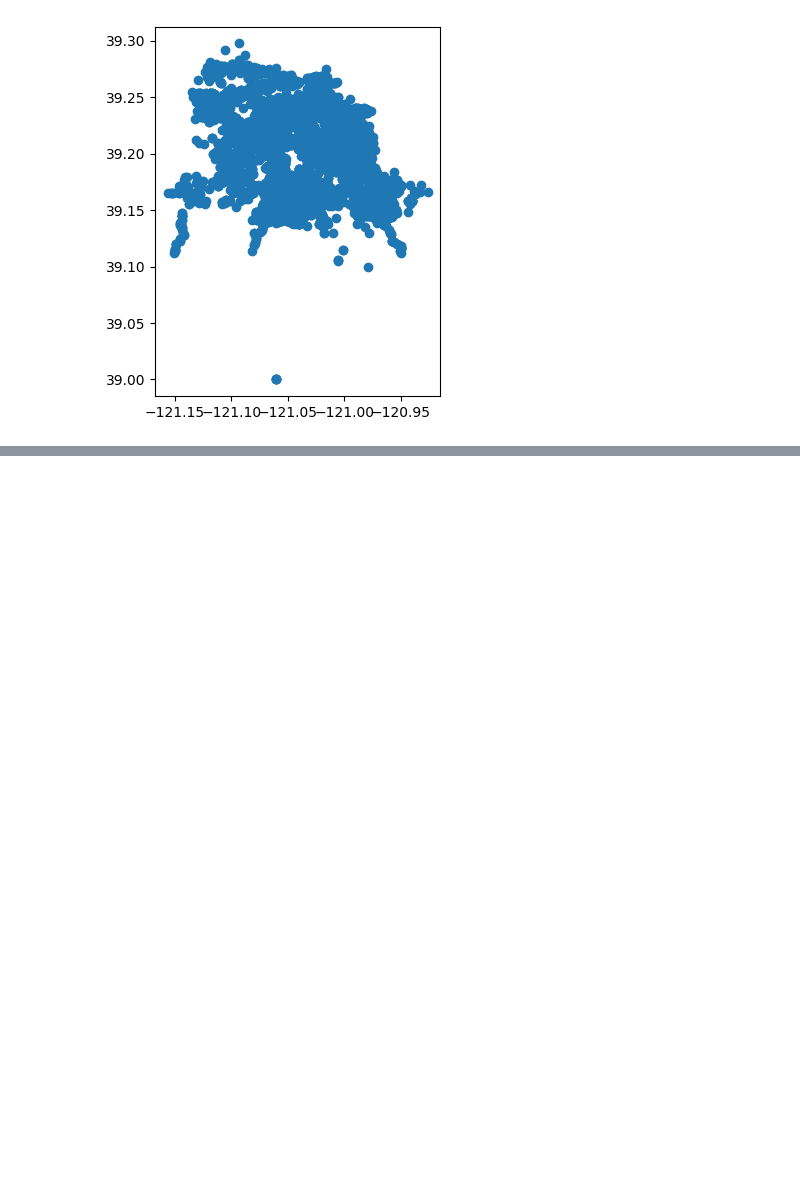
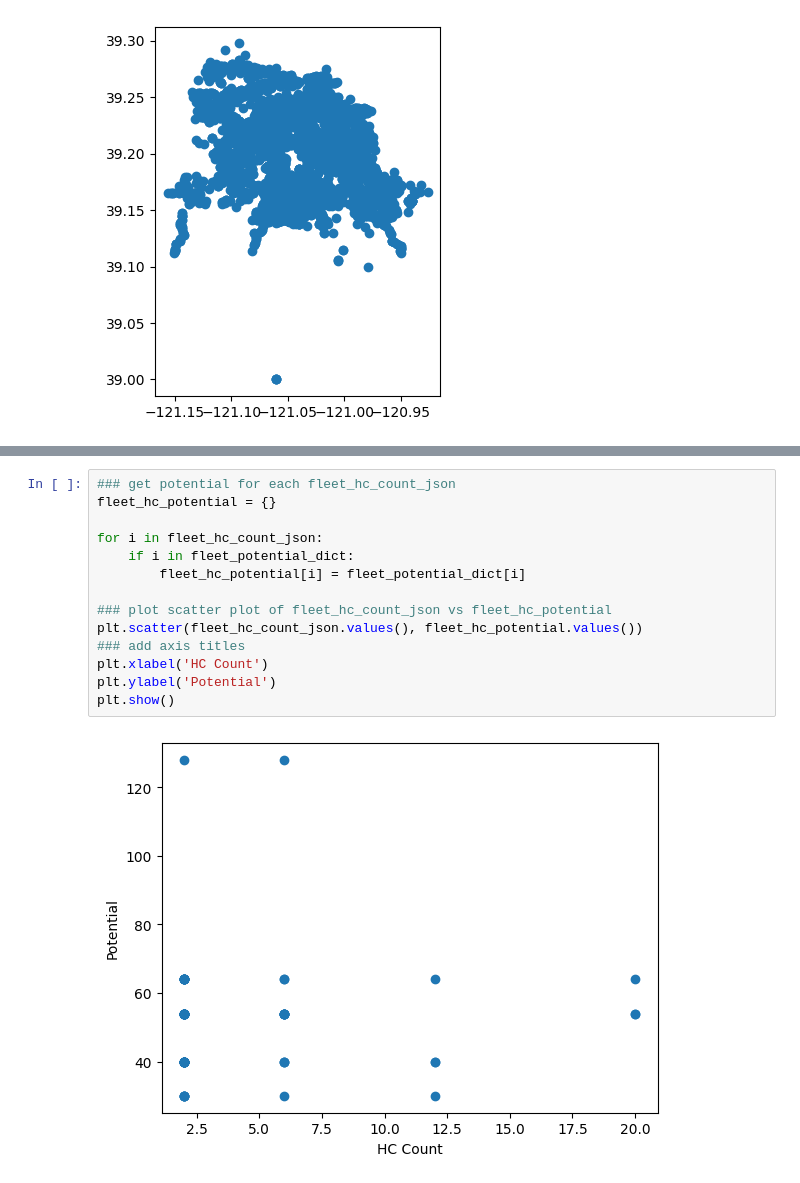
Before and after one commit to pfoytik/scenarioDiscovery, a Jupyter notebook: ema_analyze.ipynb, the cells around one changed output, grey strips where cells are left out. Cells and saved outputs as stored; diff of their text form; blank space fills up the shorter version.

```diff
--- a/ema_analyze.ipynb
+++ b/ema_analyze.ipynb
@@ -261,0 +374,16 @@ plt.show()
+# %%
+### get potential for each fleet_hc_count_json
+fleet_hc_potential = {}
+
+for i in fleet_hc_count_json:
+    if i in fleet_potential_dict:
+        fleet_hc_potential[i] = fleet_potential_dict[i]
+
+### plot scatter plot of fleet_hc_count_json vs fleet_hc_potential
+plt.scatter(fleet_hc_count_json.values(), fleet_hc_potential.values())
+### add axis titles
+plt.xlabel('HC Count')
+plt.ylabel('Potential')
+plt.show()
+# %% [output]
+[figure, added]
```
Also changed, not shown: parts of 13 cells of this notebook, 1 other file.
